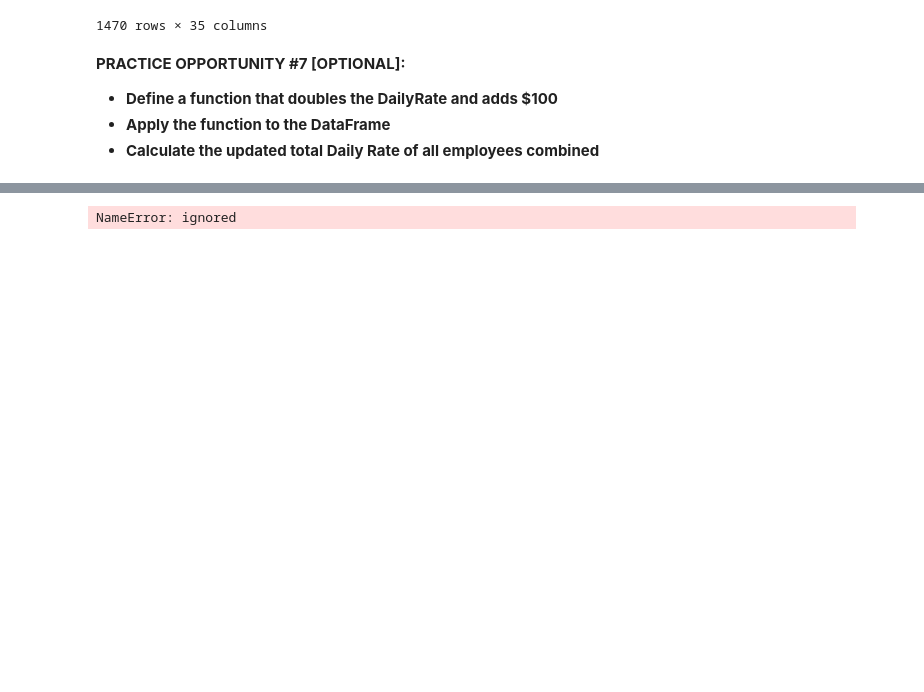
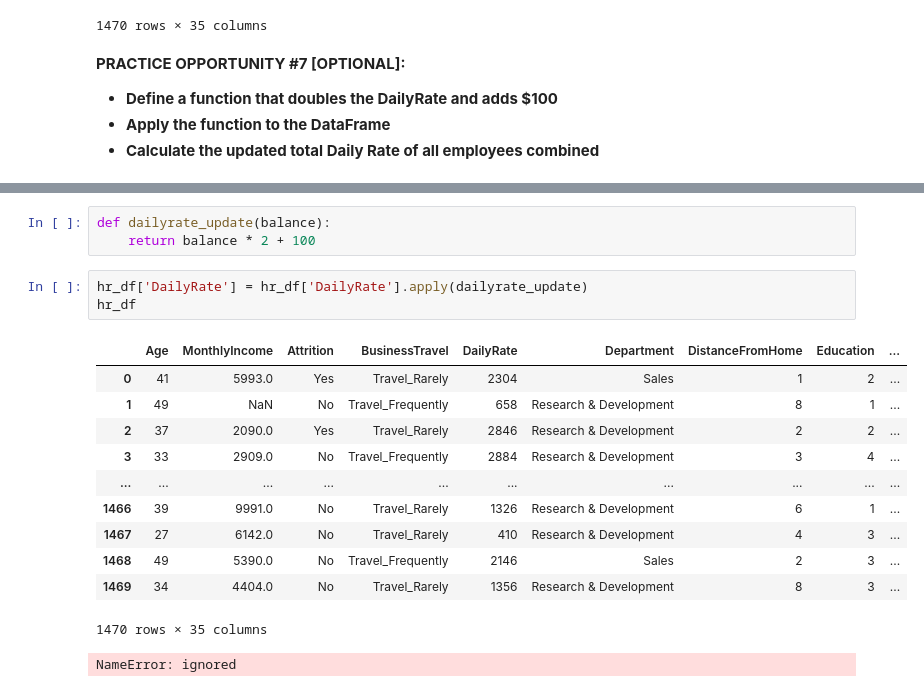
Before and after one commit to sarangab/ml-practice, a Jupyter notebook: Data_Wrangling_&_EDA_with_Pandas.ipynb, the cells around one changed output, grey strips where cells are left out. Saved outputs shown, nothing was run; the diff lists cells and outputs as text; blank space fills up the shorter version.

```diff
--- a/Data_Wrangling_&_EDA_with_Pandas.ipynb
+++ b/Data_Wrangling_&_EDA_with_Pandas.ipynb
@@ -229,3 +642,21 @@ hr_df
+# %%
+def dailyrate_update(balance):
+    return balance * 2 + 100
+# %%
+hr_df['DailyRate'] = hr_df['DailyRate'].apply(dailyrate_update)
+hr_df
+# %% [output]
+|  | Age | MonthlyIncome | Attrition | BusinessTravel | DailyRate | Department | DistanceFromHome | Education | ... |
+| 0 | 41 | 5993.0 | Yes | Travel_Rarely | 2304 | Sales | 1 | 2 | ... |
+| 1 | 49 | NaN | No | Travel_Frequently | 658 | Research & Development | 8 | 1 | ... |
+| 2 | 37 | 2090.0 | Yes | Travel_Rarely | 2846 | Research & Development | 2 | 2 | ... |
+| 3 | 33 | 2909.0 | No | Travel_Frequently | 2884 | Research & Development | 3 | 4 | ... |
+| ... | ... | ... | ... | ... | ... | ... | ... | ... | ... |
+| 1466 | 39 | 9991.0 | No | Travel_Rarely | 1326 | Research & Development | 6 | 1 | ... |
+| 1467 | 27 | 6142.0 | No | Travel_Rarely | 410 | Research & Development | 4 | 3 | ... |
+| 1468 | 49 | 5390.0 | No | Travel_Frequently | 2146 | Sales | 2 | 3 | ... |
+| 1469 | 34 | 4404.0 | No | Travel_Rarely | 1356 | Research & Development | 8 | 3 | ... |
+1470 rows × 35 columns
 # %%
 # %% [output]
 NameError: ignored
```
Also changed, not shown: parts of 50 cells of this notebook.
